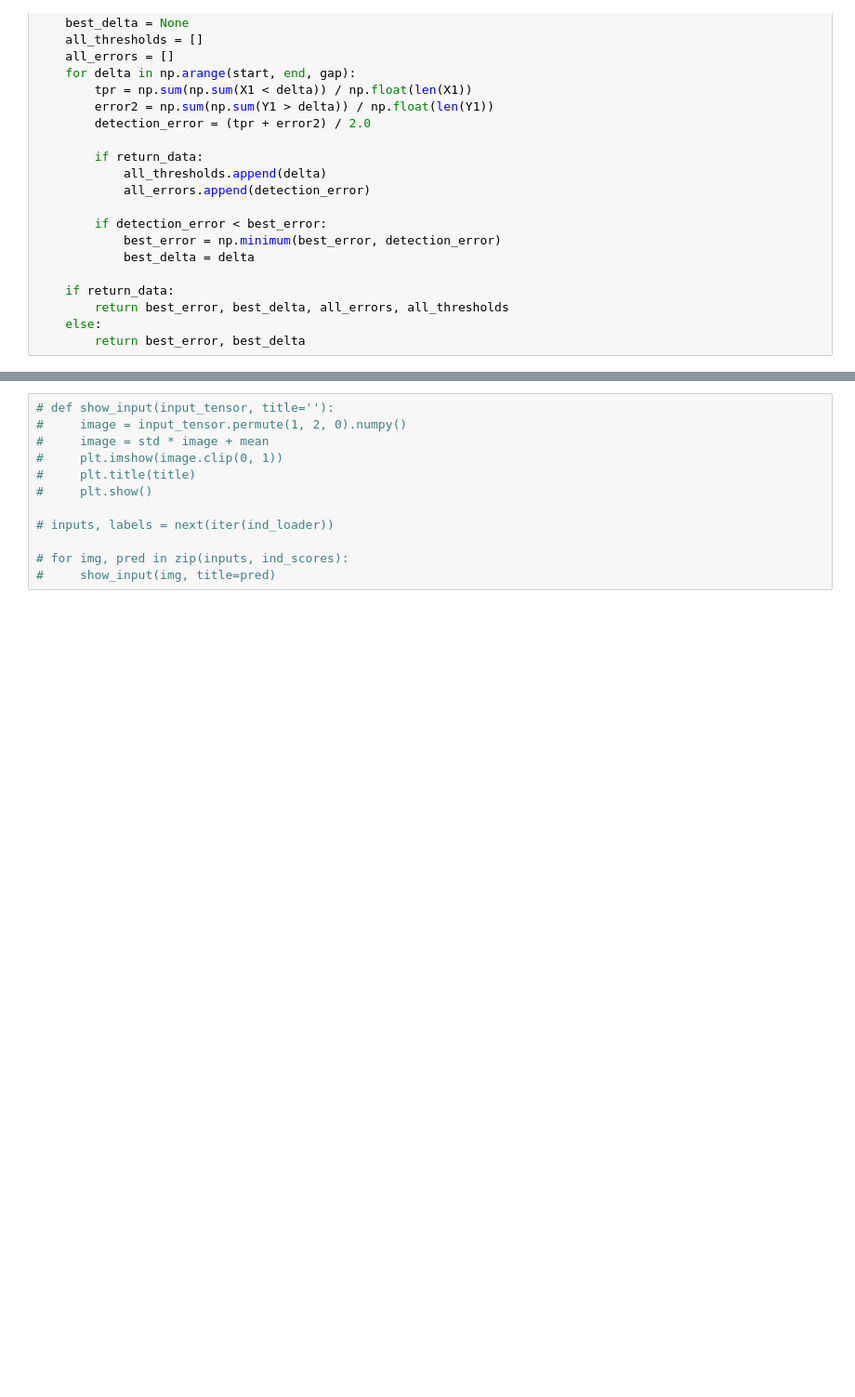
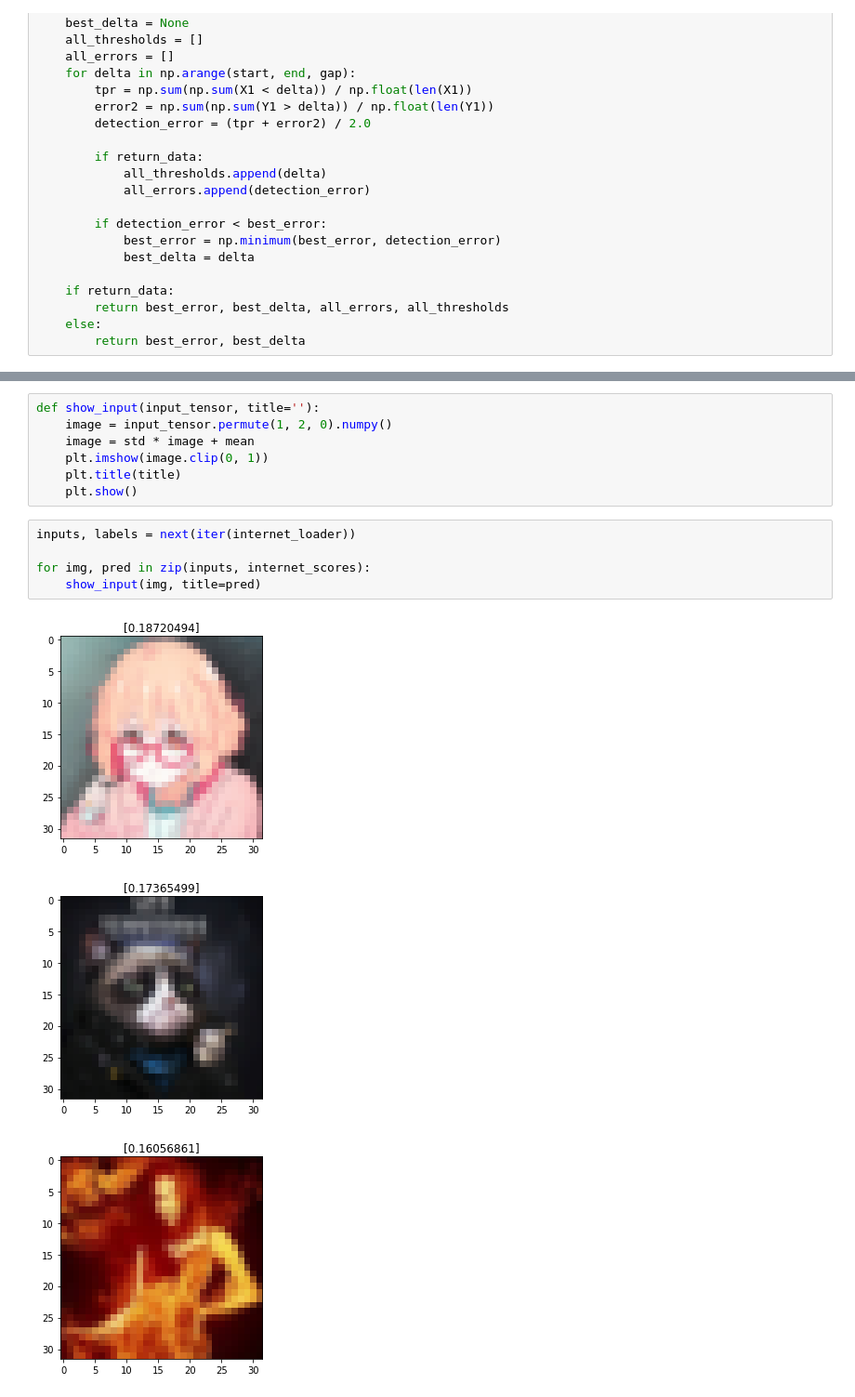
Before and after one commit to AstrakhantsevaAA/confidence_estimation_resnet, a Jupyter notebook: ood_detection_resnet.ipynb, the cells around one changed output, grey strips where cells are left out. Shown at 93% size. Drawn from its saved outputs; the diff is of its cells as text; blank space fills up the shorter version.

```diff
--- a/ood_detection_resnet.ipynb
+++ b/ood_detection_resnet.ipynb
@@ -298,12 +330,16 @@ AUPR_OUT (higher is better):  0.7689771420979533
 # %%
-# def show_input(input_tensor, title=''):
-#     image = input_tensor.permute(1, 2, 0).numpy()
-#     image = std * image + mean
-#     plt.imshow(image.clip(0, 1))
-#     plt.title(title)
-#     plt.show()
-
-# inputs, labels = next(iter(ind_loader))
-
-# for img, pred in zip(inputs, ind_scores):
-#     show_input(img, title=pred)
+def show_input(input_tensor, title=''):
+    image = input_tensor.permute(1, 2, 0).numpy()
+    image = std * image + mean
+    plt.imshow(image.clip(0, 1))
+    plt.title(title)
+    plt.show()
+# %%
+inputs, labels = next(iter(internet_loader))
+
+for img, pred in zip(inputs, internet_scores):
+    show_input(img, title=pred)
+# %% [output]
+[figure, added]
+[figure, added]
+[figure, added]
```
Also changed, not shown: parts of 11 cells of this notebook.
